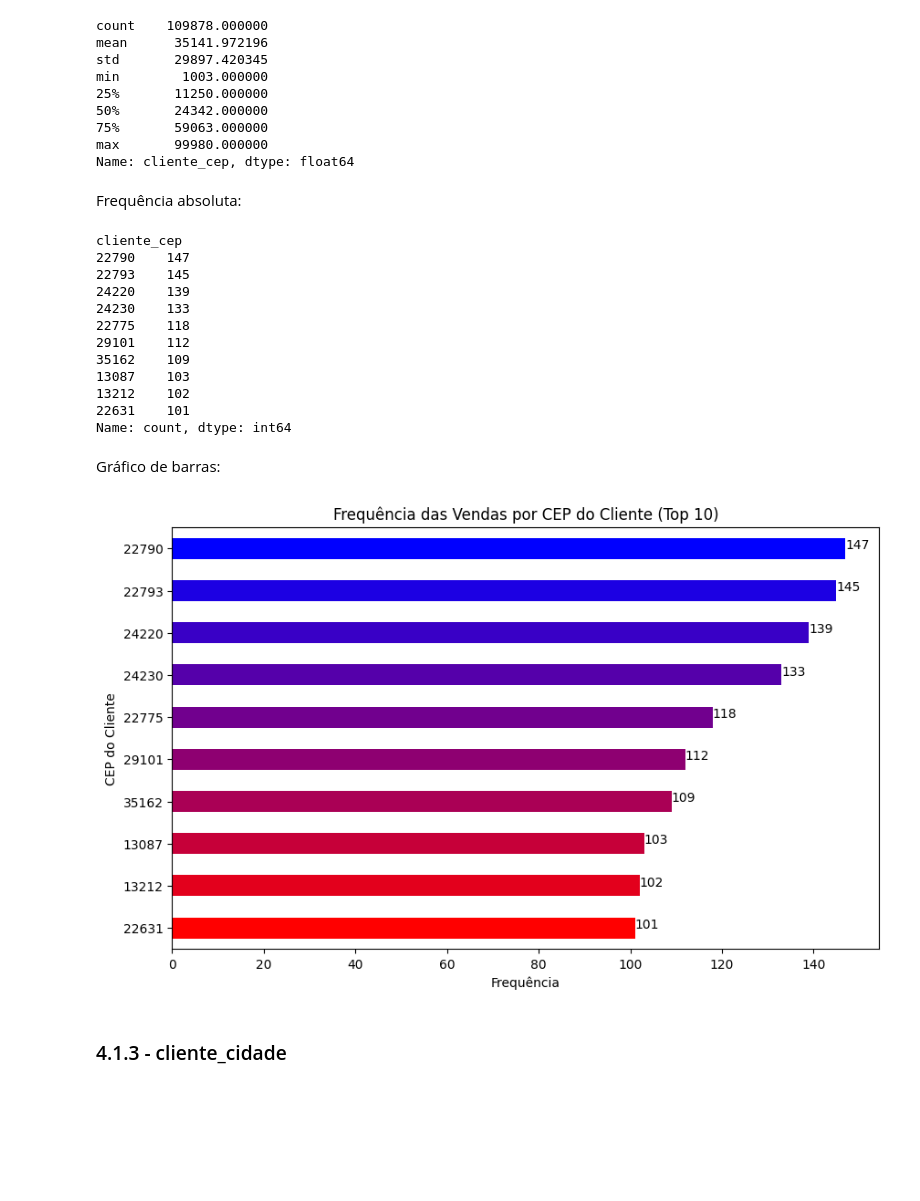
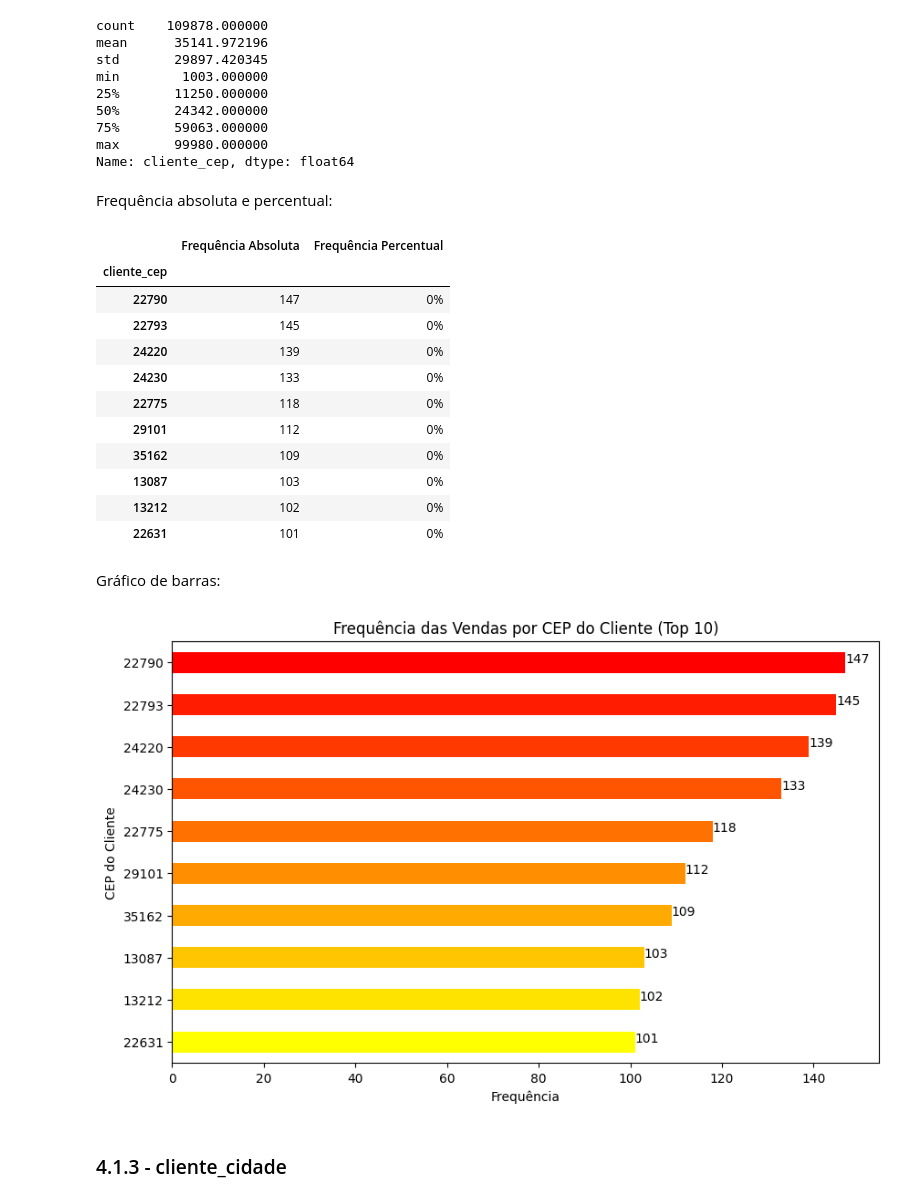
Before and after one commit to DouglasMiyagui/E-Commerce-KDD, a Jupyter notebook: notebooks/2-AnáliseDescritiva.ipynb, the cells around one changed output. Drawn from its saved outputs; the diff is of its cells as text; code cells hidden in the pictures; blank space fills up the shorter version.

```diff
--- a/notebooks/2-AnáliseDescritiva.ipynb
+++ b/notebooks/2-AnáliseDescritiva.ipynb
@@ -53,0 +83,9 @@ avaliacoes['avaliacao_data_resposta'] = pd.to_datetime(avaliacoes['avaliacao_dat
+# %%
+def calcular_frequencias(df, atributo):
+    """ Função para calcular a frequência absoluta e percentual de um atributo de um dataframe"""
+    freq_absoluta = df[atributo].value_counts()
+    freq_percentual = df[atributo].value_counts(normalize=True) * 100
+    freq_percentual = freq_percentual.round(0).astype(int).astype(str) + '%'
+    resultado = pd.merge(freq_absoluta, freq_percentual, left_index=True, right_index=True)
+    resultado.columns = ['Frequência Absoluta', 'Frequência Percentual']
+    return resultado
@@ -452,19 +561,2 @@ Name: count, dtype: int64
 # %% [markdown]
 Gráfico de barras:
-# %%
-gradiente_cores = mcolors.LinearSegmentedColormap.from_list(
-    'gradiente_cores', [(0, 0, 1), (1, 0, 0)], N=10)
-cores = gradiente_cores(np.linspace(0, 1, 10))
-
-top_10 = freq_absoluta.head(10)
-plt.figure(figsize=(10, 6))
-top_10.plot(kind='barh', color=cores)
-plt.title('Frequência das vendas por Cliente (Top 10)')
-plt.ylabel('Cliente')
-plt.xlabel('Frequência')
-
-for index, value in enumerate(top_10):
-    plt.text(value, index, str(value), color='black', fontsize=10)
-
-plt.gca().invert_yaxis()
-plt.show()
@@ -487,44 +581,42 @@ min        1003.000000
 max       99980.000000
 Name: cliente_cep, dtype: float64
 # %% [markdown]
-Frequência absoluta:
+Frequência absoluta e percentual:
 # %%
-freq_absoluta = relatorio_vendas['cliente_cep'].value_counts()
-freq_absoluta.head(10)
+calcular_frequencias(relatorio_vendas, 'cliente_cep').head(10)
 # %% [output]
-cliente_cep
-22790    147
-22793    145
-24220    139
-24230    133
-22775    118
-29101    112
-35162    109
-13087    103
-13212    102
-22631    101
-Name: count, dtype: int64
+|  | Frequência Absoluta | Frequência Percentual |
+| cliente_cep |  |  |
+| 22790 | 147 | 0% |
+| 22793 | 145 | 0% |
+| 24220 | 139 | 0% |
+| 24230 | 133 | 0% |
+| 22775 | 118 | 0% |
+| 29101 | 112 | 0% |
+| 35162 | 109 | 0% |
+| 13087 | 103 | 0% |
+| 13212 | 102 | 0% |
+| 22631 | 101 | 0% |
 # %% [markdown]
 Gráfico de barras:
 # %%
-gradiente_cores = mcolors.LinearSegmentedColormap.from_list(
-    'gradiente_cores', [(0, 0, 1), (1, 0, 0)], N=10)
+gradiente_cores = mcolors.LinearSegmentedColormap.from_list('gradiente_cores', [(1, 0, 0), (1, 1, 0)], N=10)
 cores = gradiente_cores(np.linspace(0, 1, 10))
-
-top_10 = freq_absoluta.head(10)
+freq_absoluta_cep = calcular_frequencias(relatorio_vendas, 'cliente_cep')['Frequência Absoluta']
+top_10 = freq_absoluta_cep.head(10)
 plt.figure(figsize=(10, 6))
 top_10.plot(kind='barh', color=cores)
 plt.title('Frequência das Vendas por CEP do Cliente (Top 10)')
 plt.ylabel('CEP do Cliente')
 plt.xlabel('Frequência')
 
 for index, value in enumerate(top_10):
     plt.text(value, index, str(value), color='black', fontsize=10)
 
 plt.gca().invert_yaxis()
 plt.show()
 # %% [output]
-[figure, old version]
+[figure, new version]
 # %% [markdown]
 ### 4.1.3 - cliente_cidade
 # %% [markdown]
```
Also changed, not shown: parts of 39 cells of this notebook, 2 other files.
